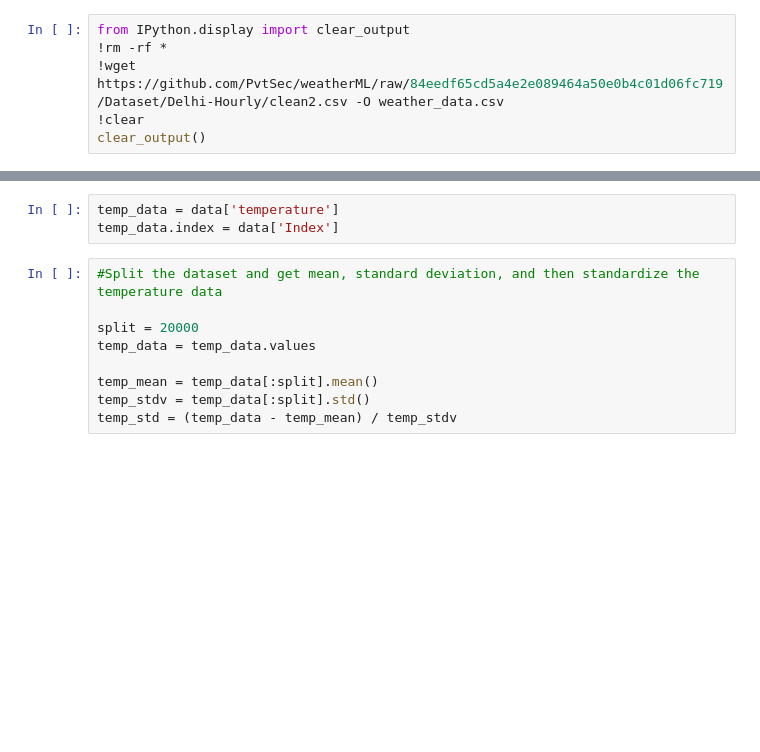
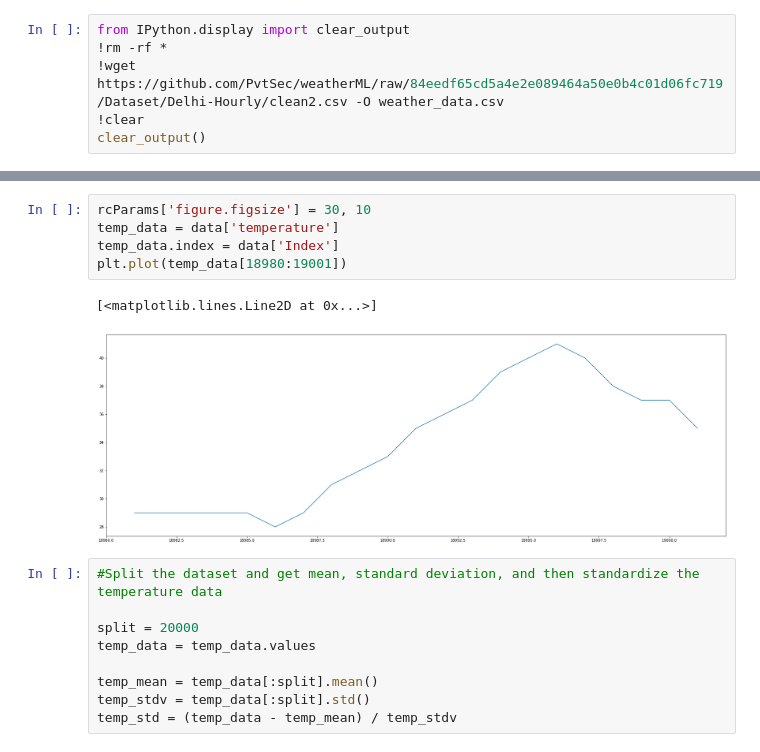
Before and after one commit to Nabeedkc/weatherML, a Jupyter notebook: Tensorflow/LSTM_model.ipynb, the cells around one changed output, grey strips where cells are left out. Drawn from its saved outputs; the diff is of its cells as text; blank space fills up the shorter version.

```diff
--- a/Tensorflow/LSTM_model.ipynb
+++ b/Tensorflow/LSTM_model.ipynb
@@ -24,6 +33,11 @@ data.head()
 # %%
+rcParams['figure.figsize'] = 30, 10
 temp_data = data['temperature']
 temp_data.index = data['Index']
+plt.plot(temp_data[18980:19001])
+# %% [output]
+[<matplotlib.lines.Line2D at 0x...>]
+[figure, added]
 # %%
 #Split the dataset and get mean, standard deviation, and then standardize the temperature data
 
```
Also changed, not shown: parts of 9 cells of this notebook.
